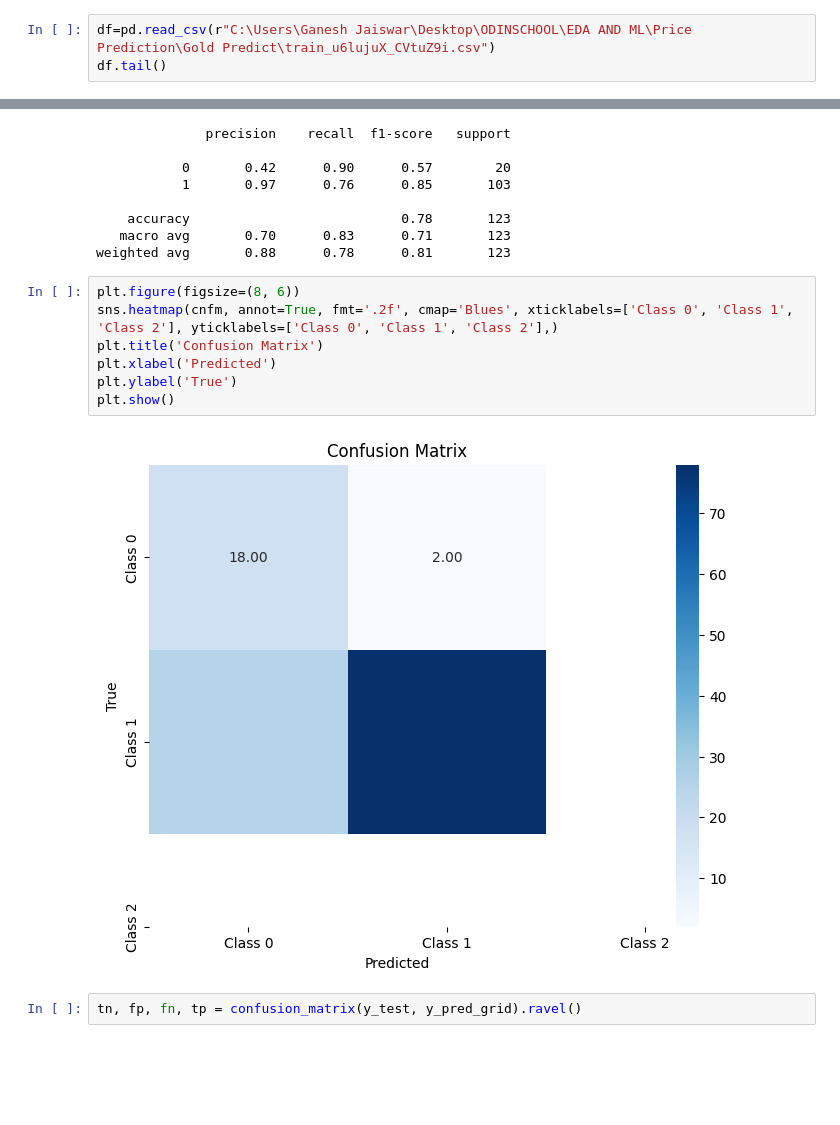
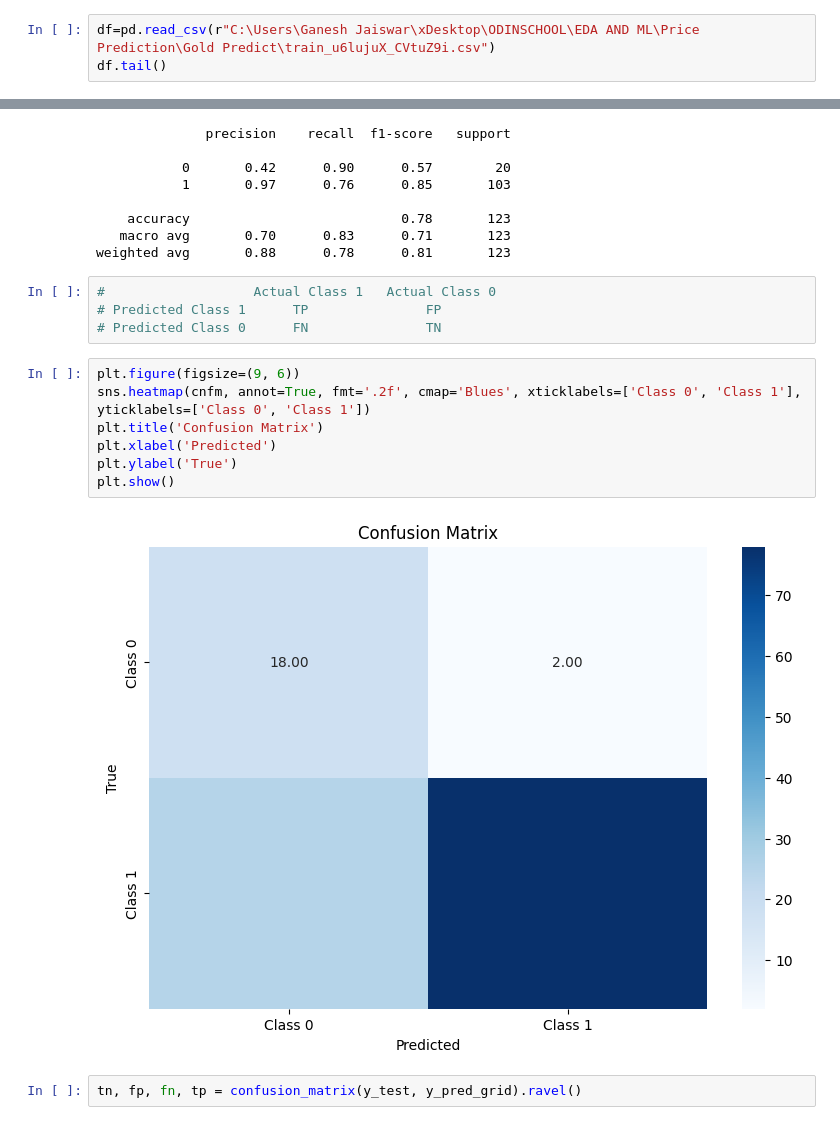
Before and after one commit to J-Durgesh/Machine-Learning-Projects-2.0, a Jupyter notebook: Predict Loan Analysis .ipynb, the cells around one changed output, grey strips where cells are left out. Saved outputs shown, nothing was run; the diff lists cells and outputs as text; blank space fills up the shorter version.

```diff
--- a/Predict Loan Analysis .ipynb
+++ b/Predict Loan Analysis .ipynb
@@ -19,7 +19,7 @@ import matplotlib.pyplot as plt
 import seaborn as sns
 import plotly.express as px
 # %%
-df=pd.read_csv(r"C:\Users\Ganesh Jaiswar\Desktop\ODINSCHOOL\EDA AND ML\Price Prediction\Gold Predict\train_u6lujuX_CVtuZ9i.csv")
+df=pd.read_csv(r"C:\Users\Ganesh Jaiswar\xDesktop\ODINSCHOOL\EDA AND ML\Price Prediction\Gold Predict\train_u6lujuX_CVtuZ9i.csv")
 df.tail()
 # %% [output]
 |  | Loan_ID | Gender | Married | Dependents | Education | Self_Employed | ApplicantIncome | CoapplicantIncome | ... |
@@ -419,15 +419,19 @@ print(clr)
     accuracy                           0.78       123
    macro avg       0.70      0.83      0.71       123
 weighted avg       0.88      0.78      0.81       123
+# %%
+#                   Actual Class 1   Actual Class 0
+# Predicted Class 1      TP               FP
+# Predicted Class 0      FN               TN
 # %%
-plt.figure(figsize=(8, 6))
-sns.heatmap(cnfm, annot=True, fmt='.2f', cmap='Blues', xticklabels=['Class 0', 'Class 1', 'Class 2'], yticklabels=['Class 0', 'Class 1', 'Class 2'],)
+plt.figure(figsize=(9, 6))
+sns.heatmap(cnfm, annot=True, fmt='.2f', cmap='Blues', xticklabels=['Class 0', 'Class 1'], yticklabels=['Class 0', 'Class 1'])
 plt.title('Confusion Matrix')
 plt.xlabel('Predicted')
 plt.ylabel('True')
 plt.show()
 # %% [output]
-[figure, old version]
+[figure, new version]
 # %%
 tn, fp, fn, tp = confusion_matrix(y_test, y_pred_grid).ravel()
 # %%
```
Also changed, not shown: parts of 3 cells of this notebook.
